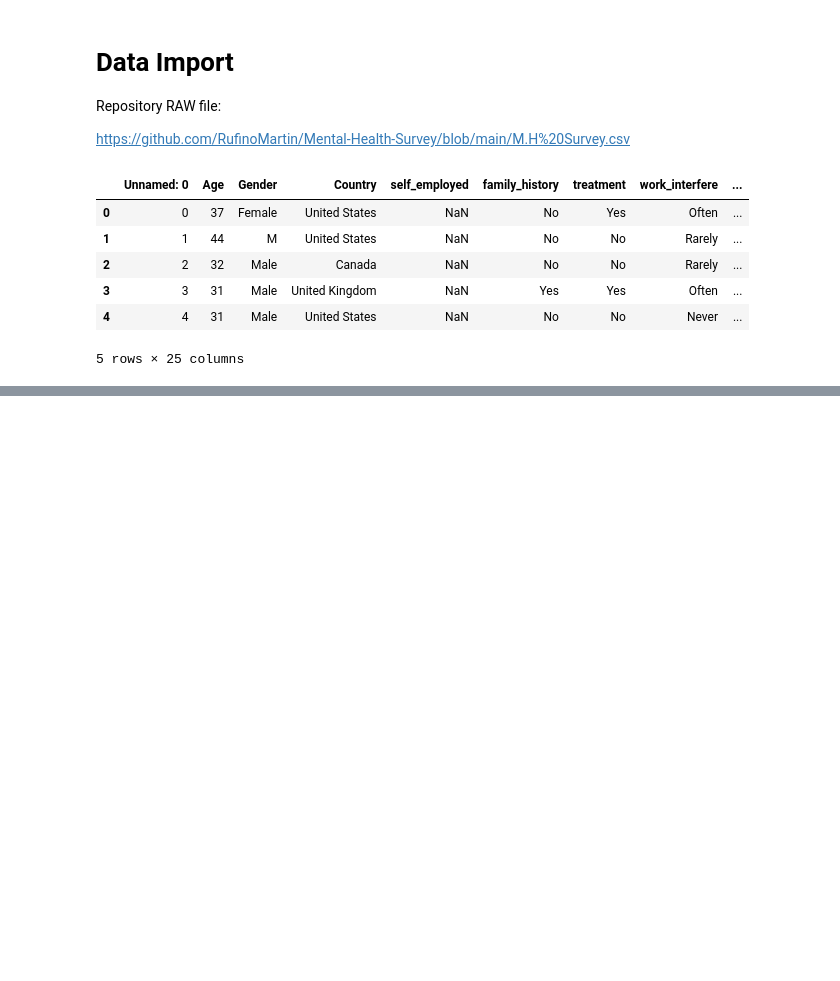
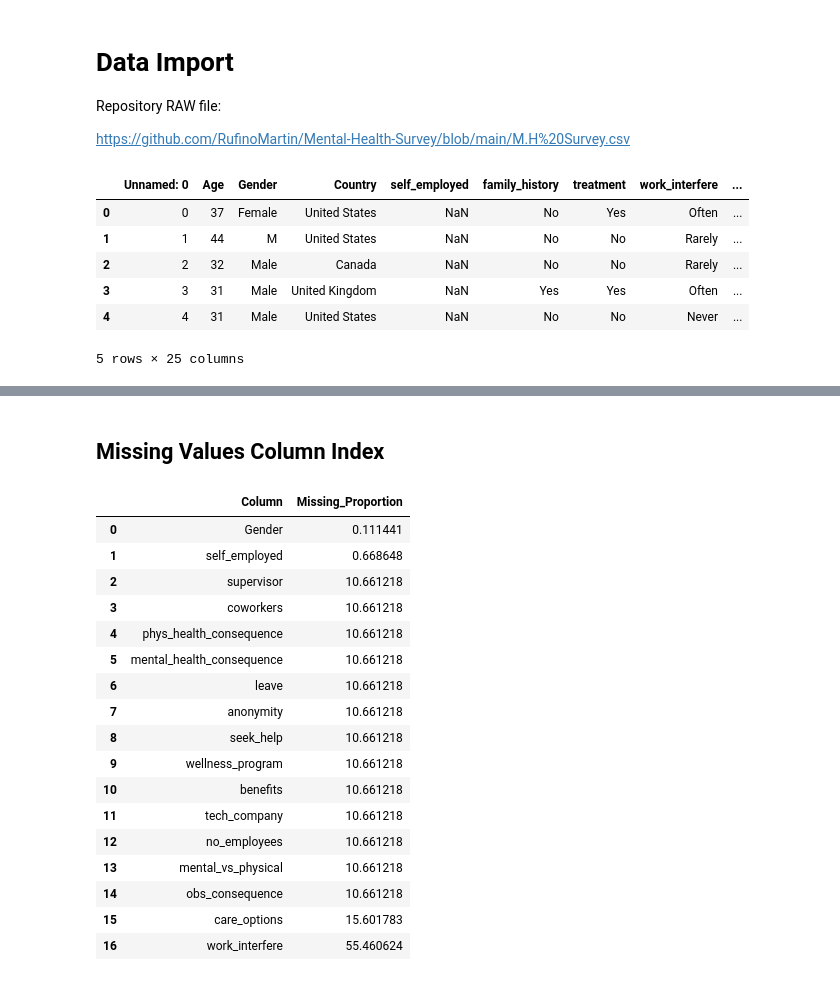
Before and after one commit to RufinoMartin/Mental-Health-Survey, a Jupyter notebook: M_H_Survey_Analytics.ipynb, the cells around one changed output, grey strips where cells are left out. Drawn from its saved outputs; the diff is of its cells as text; code cells hidden in the pictures; blank space fills up the shorter version.

```diff
--- a/M_H_Survey_Analytics.ipynb
+++ b/M_H_Survey_Analytics.ipynb
@@ -120,0 +201,33 @@ This dataset contains the following data, obtained from Surveys in form of open
+# %% [markdown]
+## Missing Values Column Index
+# %%
+cols = []
+props = []
+prop = {'Column' : cols, 'Missing_Proportion': props}
+for col in df.columns:
+    missing_prop = df[col].isna().sum() / df.shape[0] * 100
+    if missing_prop > 0:
+        cols.append(col)
+        props.append(missing_prop)
+
+prop = pd.DataFrame(prop).sort_values('Missing_Proportion', ignore_index=True)
+prop.style.applymap(lambda x : "background-color: w")
+# %% [output]
+|  | Column | Missing_Proportion |
+| 0 | Gender | 0.111441 |
+| 1 | self_employed | 0.668648 |
+| 2 | supervisor | 10.661218 |
+| 3 | coworkers | 10.661218 |
+| 4 | phys_health_consequence | 10.661218 |
+| 5 | mental_health_consequence | 10.661218 |
+| 6 | leave | 10.661218 |
+| 7 | anonymity | 10.661218 |
+| 8 | seek_help | 10.661218 |
+| 9 | wellness_program | 10.661218 |
+| 10 | benefits | 10.661218 |
+| 11 | tech_company | 10.661218 |
+| 12 | no_employees | 10.661218 |
+| 13 | mental_vs_physical | 10.661218 |
+| 14 | obs_consequence | 10.661218 |
+| 15 | care_options | 15.601783 |
+| 16 | work_interfere | 55.460624 |
```
Also changed, not shown: parts of 23 cells of this notebook.
